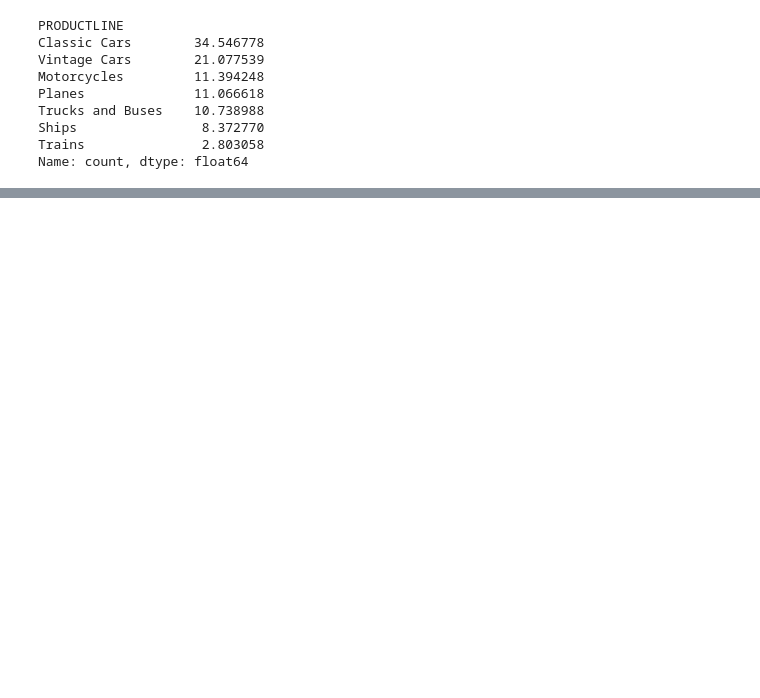
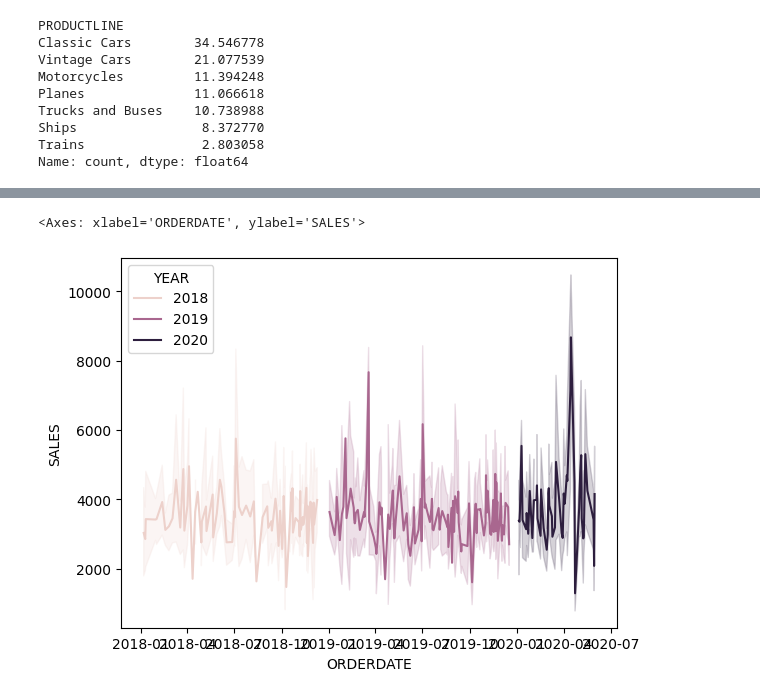
Before and after one commit to thiagoguimaraes96-vwco/teste, a Jupyter notebook: EDA/Roteiro01.ipynb, the cells around one changed output, grey strips where cells are left out. Cells and saved outputs as stored; diff of their text form; code cells hidden in the pictures; blank space fills up the shorter version.

```diff
--- a/EDA/Roteiro01.ipynb
+++ b/EDA/Roteiro01.ipynb
@@ -136,0 +179,8 @@ TypeError: Argument 'x' is a pandas MultiIndex. pandas MultiIndex is not support
+# %%
+df['ORDERDATE']=pd.to_datetime(df['ORDERDATE'],dayfirst=True)
+df['YEAR'] = pd.to_datetime(df['ORDERDATE'],dayfirst=True).dt.year
+# %%
+sns.lineplot(data=df,x='ORDERDATE',y='SALES',hue='YEAR')
+# %% [output]
+<Axes: xlabel='ORDERDATE', ylabel='SALES'>
+[figure, added]
```
Also changed, not shown: parts of 8 cells of this notebook.
